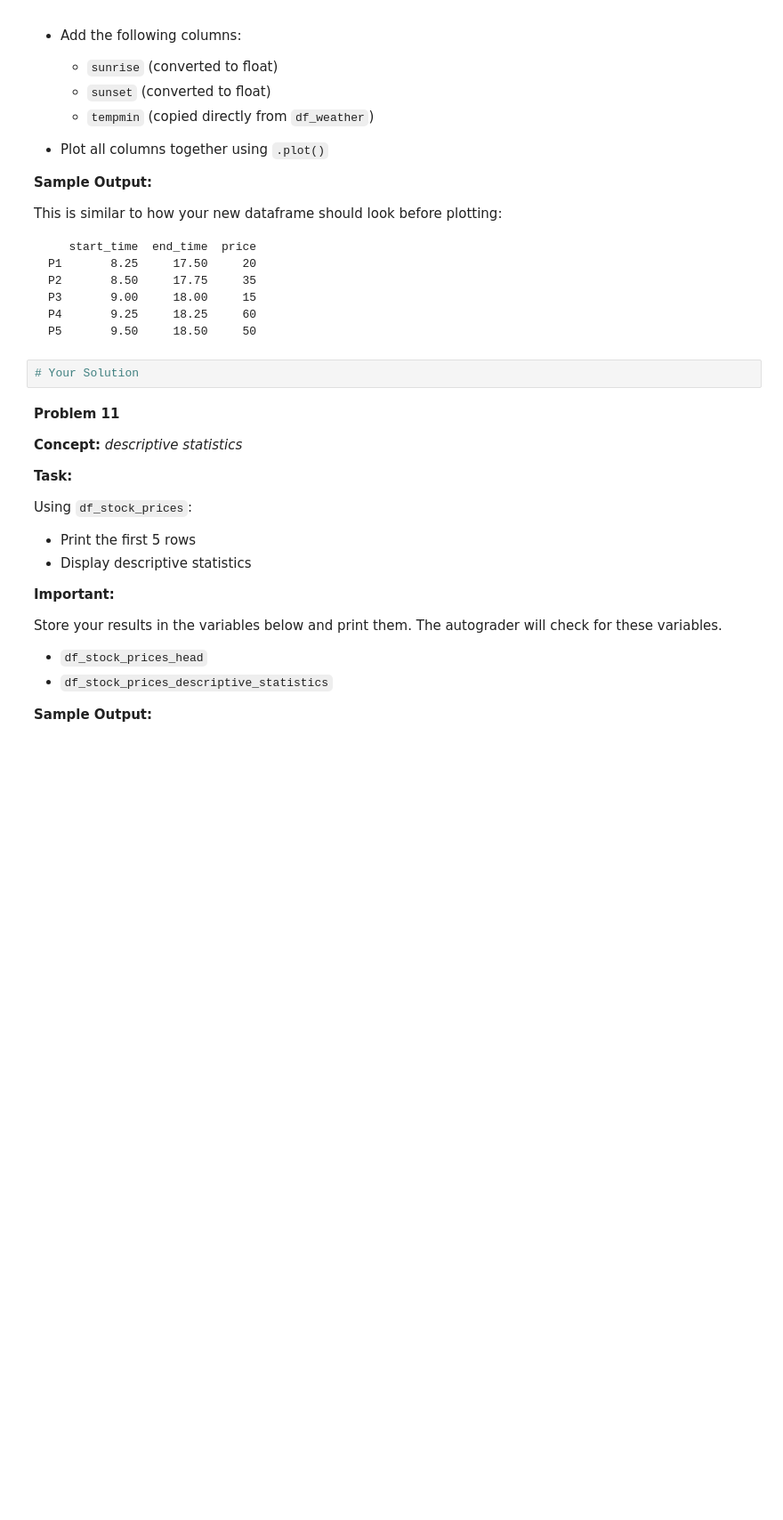
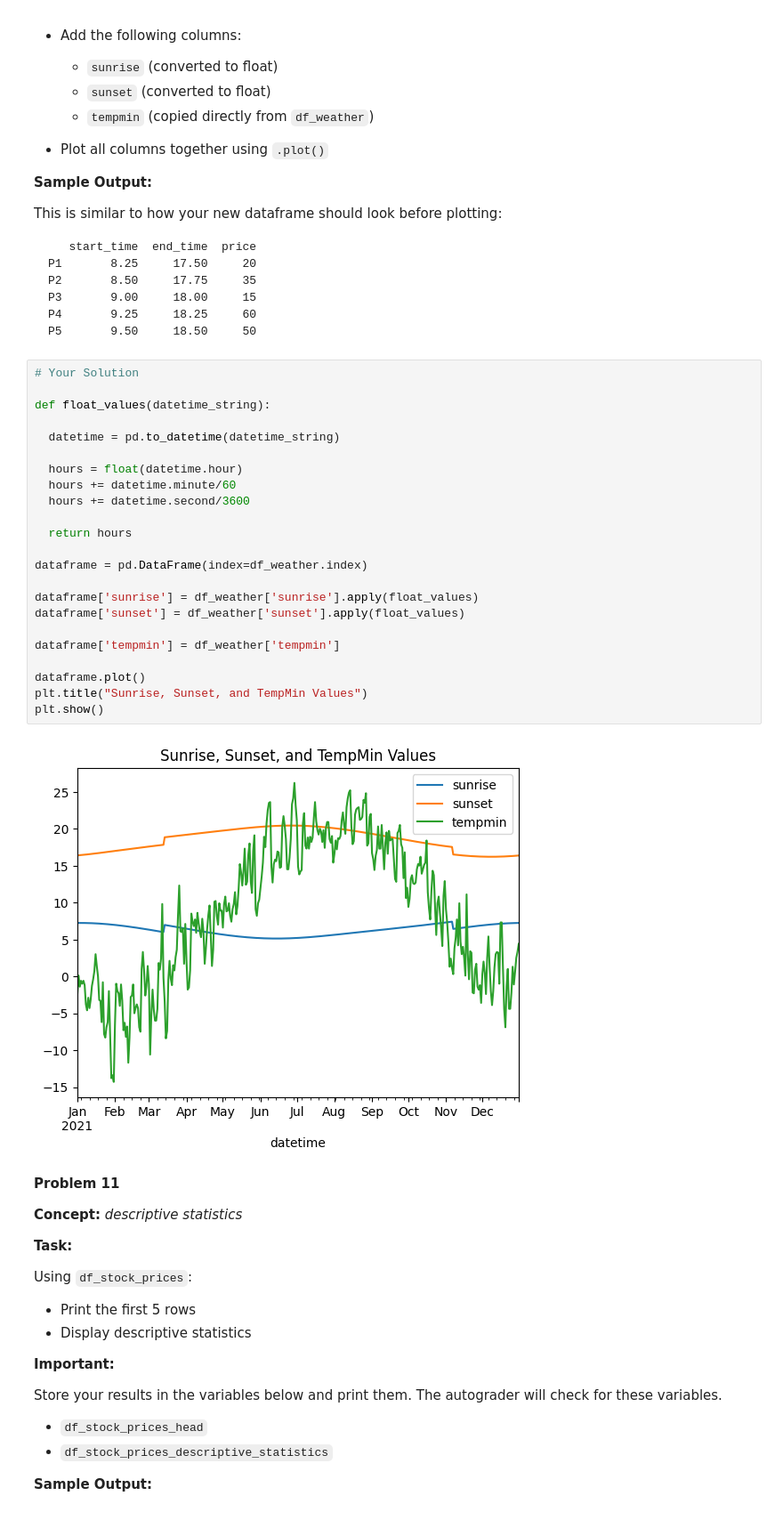
Before and after one commit to kamila-kydykova/homework, a Jupyter notebook: week-10/homework.ipynb, the cells around one changed output. Shown at 89% size. Drawn from its saved outputs; the diff is of its cells as text; blank space fills up the shorter version.

````diff
--- a/week-10/homework.ipynb
+++ b/week-10/homework.ipynb
@@ -550,8 +550,31 @@ P3       9.00     18.00     15
 P4       9.25     18.25     60
 P5       9.50     18.50     50
 ```
-# %%
-# Your Solution
+# %%
+# Your Solution
+
+def float_values(datetime_string):
+
+  datetime = pd.to_datetime(datetime_string)
+
+  hours = float(datetime.hour)
+  hours += datetime.minute/60
+  hours += datetime.second/3600
+
+  return hours
+
+dataframe = pd.DataFrame(index=df_weather.index)
+
+dataframe['sunrise'] = df_weather['sunrise'].apply(float_values)
+dataframe['sunset'] = df_weather['sunset'].apply(float_values)
+
+dataframe['tempmin'] = df_weather['tempmin']
+
+dataframe.plot()
+plt.title("Sunrise, Sunset, and TempMin Values")
+plt.show()
+# %% [output]
+[figure, added]
 # %% [markdown]
 **Problem 11**
 
````
Also changed, not shown: parts of 2 cells of this notebook.
